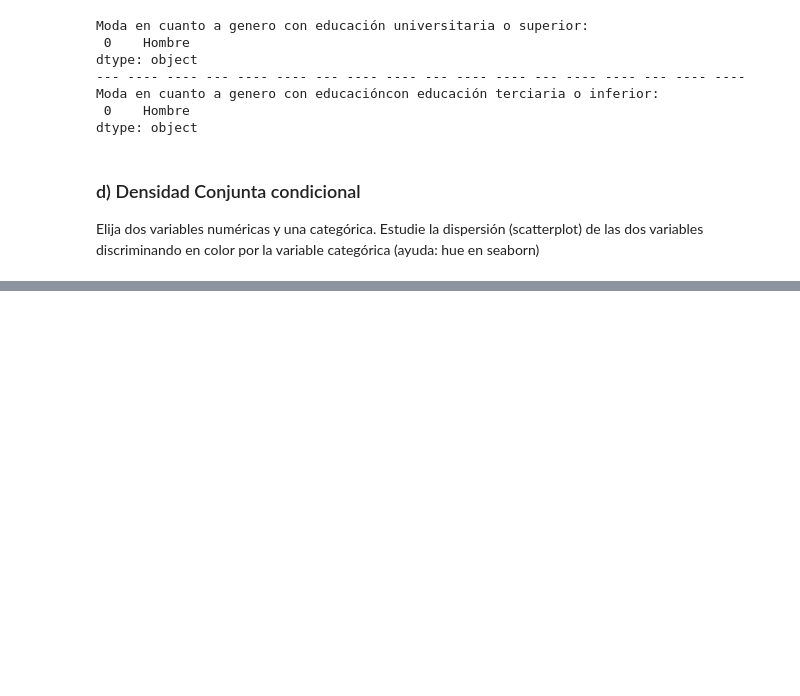
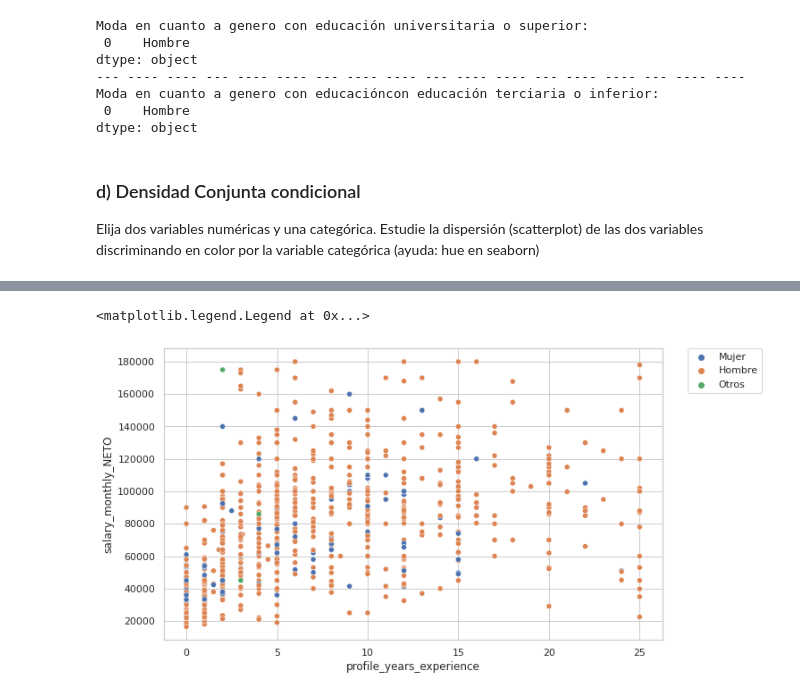
Before and after one commit to argennof/Data_A-V_2022, a Jupyter notebook: Grupo_24_Entregable_Parte_1.ipynb, the cells around one changed output, grey strips where cells are left out. Cells and saved outputs as stored; diff of their text form; code cells hidden in the pictures; blank space fills up the shorter version.

```diff
--- a/Grupo_24_Entregable_Parte_1.ipynb
+++ b/Grupo_24_Entregable_Parte_1.ipynb
@@ -710,0 +701,14 @@ df_without_outliers[df_e]
+# %%
+df_e = df_without_outliers["profile_years_experience"]<= 25 # Filtro experiencia menor o igual a 25 años
+dfm = df_without_outliers[df_e]
+df7 = dfm.reset_index().drop_duplicates(subset='index', keep='first').set_index('index')
+# %%
+plt.figure(figsize=(10,6))
+seaborn.scatterplot(data=df7.sample(700),
+                    x='profile_years_experience', y='salary_monthly_NETO',
+                    hue='profile_gender',)
+plt.legend(bbox_to_anchor=(1.05, 1), loc=2, borderaxespad=0.)
+#salary_in_usd
+# %% [output]
+<matplotlib.legend.Legend at 0x...>
+[figure, added]
```
Also changed, not shown: parts of 17 cells of this notebook.
